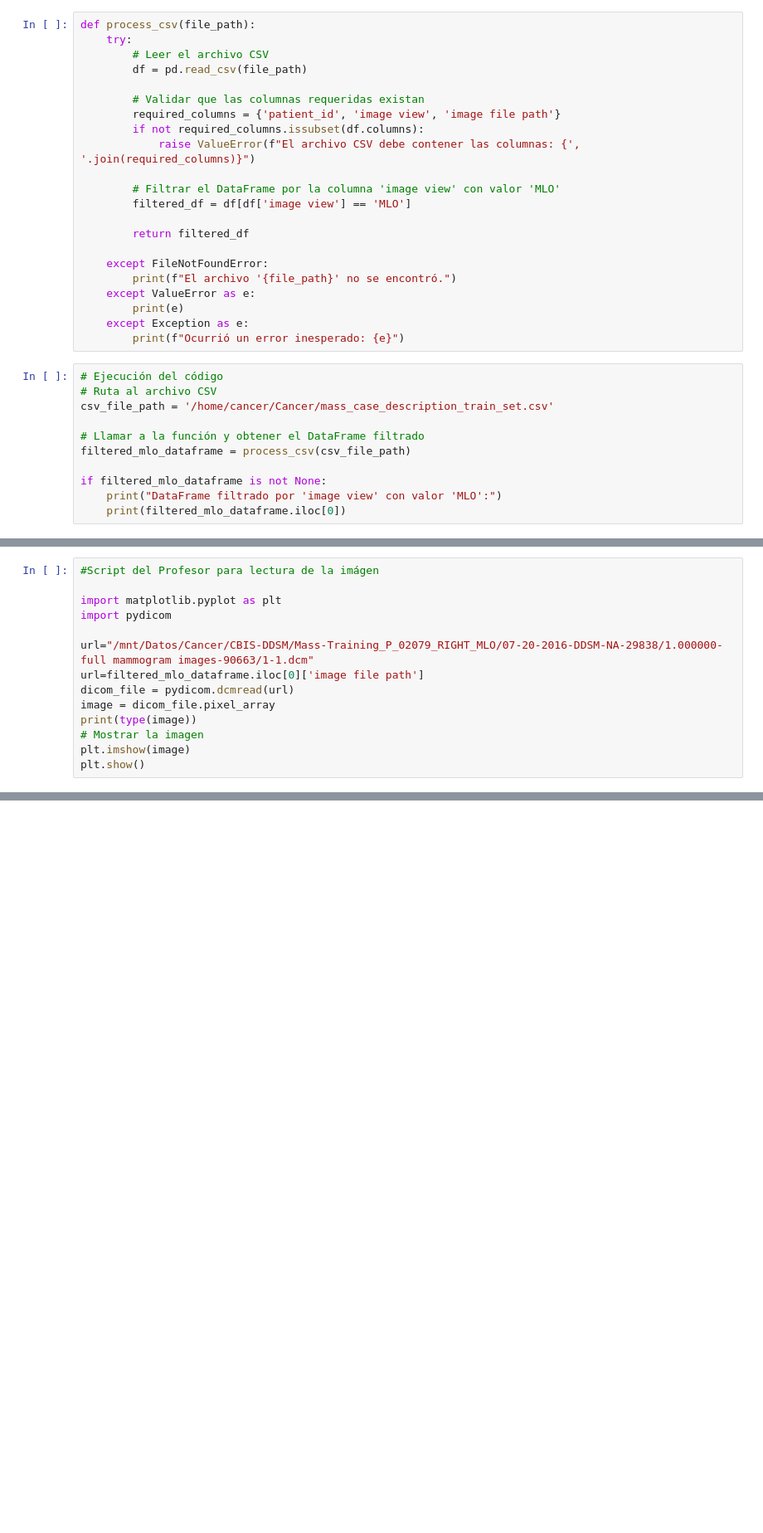
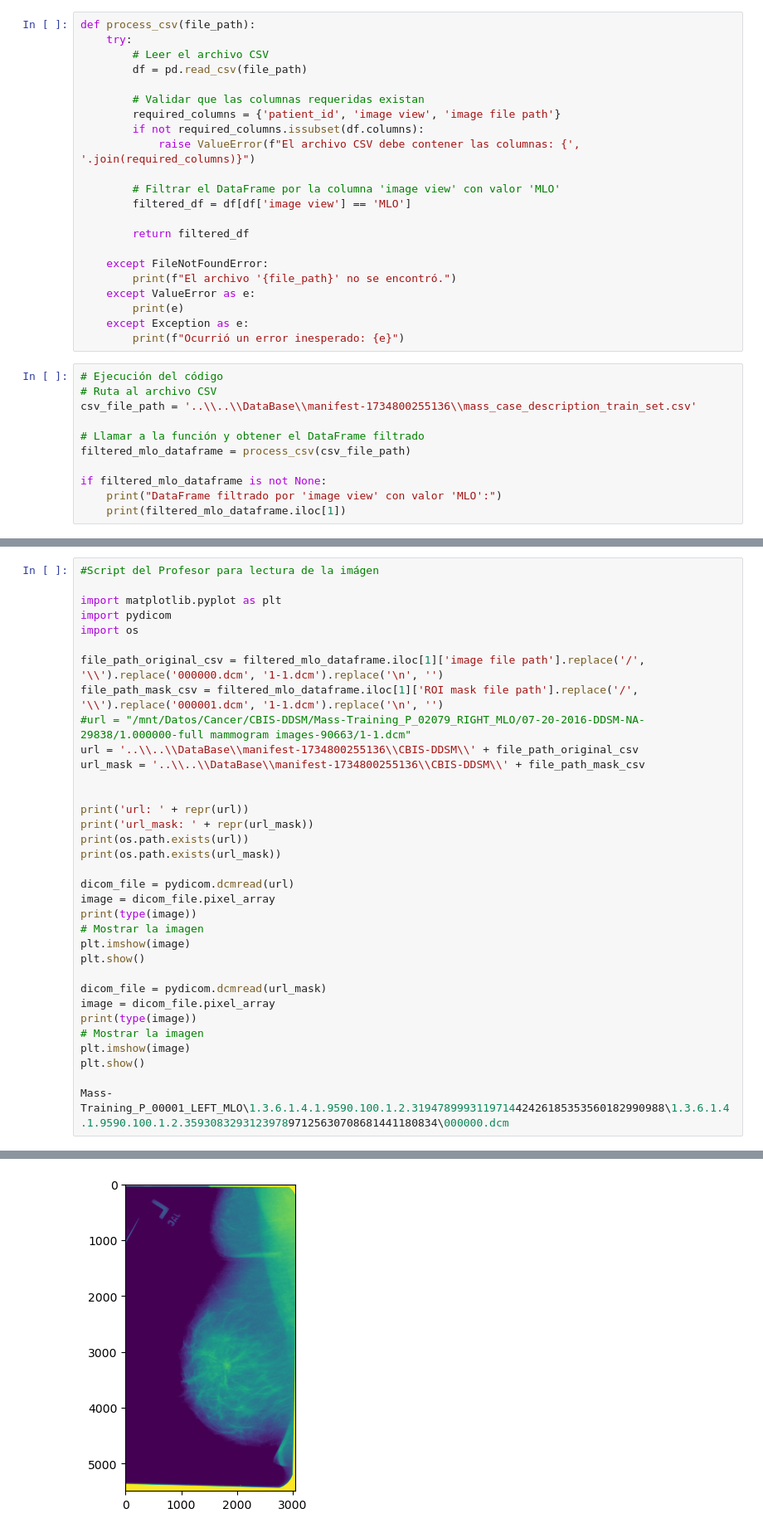
Before and after one commit to LuisCarlosR98/breast-masses-classification, a Jupyter notebook: Dataset/Scripts/get-dataset.ipynb, the cells around one changed output, grey strips where cells are left out. Shown at 83% size. Saved outputs shown, nothing was run; the diff lists cells and outputs as text; blank space fills up the shorter version.

```diff
--- a/Dataset/Scripts/get-dataset.ipynb
+++ b/Dataset/Scripts/get-dataset.ipynb
@@ -31,11 +31,11 @@ def process_csv(file_path):
 # %%
 # Ejecución del código
 # Ruta al archivo CSV
-csv_file_path = '/home/cancer/Cancer/mass_case_description_train_set.csv'
+csv_file_path = '..\\..\\DataBase\\manifest-1734800255136\\mass_case_description_train_set.csv'
 
 # Llamar a la función y obtener el DataFrame filtrado
 filtered_mlo_dataframe = process_csv(csv_file_path)
 
 if filtered_mlo_dataframe is not None:
     print("DataFrame filtrado por 'image view' con valor 'MLO':")
-    print(filtered_mlo_dataframe.iloc[0])
+    print(filtered_mlo_dataframe.iloc[1])
@@ -44,12 +61,33 @@ if filtered_mlo_dataframe is not None:
 
 import matplotlib.pyplot as plt
 import pydicom
+import os
 
-url="/mnt/Datos/Cancer/CBIS-DDSM/Mass-Training_P_02079_RIGHT_MLO/07-20-2016-DDSM-NA-29838/1.000000-full mammogram images-90663/1-1.dcm"
-url=filtered_mlo_dataframe.iloc[0]['image file path']
+file_path_original_csv = filtered_mlo_dataframe.iloc[1]['image file path'].replace('/', '\\').replace('000000.dcm', '1-1.dcm').replace('\n', '')
+file_path_mask_csv = filtered_mlo_dataframe.iloc[1]['ROI mask file path'].replace('/', '\\').replace('000001.dcm', '1-1.dcm').replace('\n', '')
+#url = "/mnt/Datos/Cancer/CBIS-DDSM/Mass-Training_P_02079_RIGHT_MLO/07-20-2016-DDSM-NA-29838/1.000000-full mammogram images-90663/1-1.dcm"
+url = '..\\..\\DataBase\\manifest-1734800255136\\CBIS-DDSM\\' + file_path_original_csv
+url_mask = '..\\..\\DataBase\\manifest-1734800255136\\CBIS-DDSM\\' + file_path_mask_csv
+
+
+print('url: ' + repr(url))
+print('url_mask: ' + repr(url_mask))
+print(os.path.exists(url))
+print(os.path.exists(url_mask))
+
 dicom_file = pydicom.dcmread(url)
 image = dicom_file.pixel_array
 print(type(image))
 # Mostrar la imagen
 plt.imshow(image)
 plt.show()
+
+dicom_file = pydicom.dcmread(url_mask)
+image = dicom_file.pixel_array
+print(type(image))
+# Mostrar la imagen
+plt.imshow(image)
+plt.show()
+
+Mass-Training_P_00001_LEFT_MLO\1.3.6.1.4.1.9590.100.1.2.319478999311971442426185353560182990988\1.3.6.1.4.1.9590.100.1.2.359308329312397897125630708681441180834\000000.dcm
+# %% [output]
@@ -55,0 +99 @@ plt.show()
+[figure, added]
```
Also changed, not shown: parts of 6 cells of this notebook.
